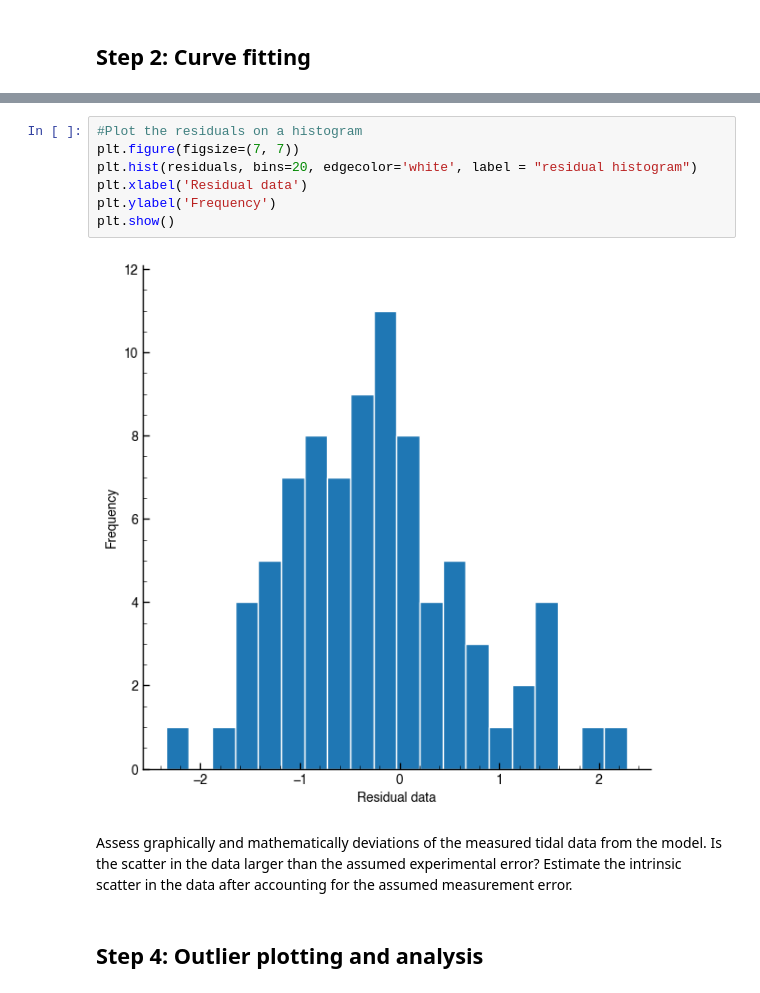
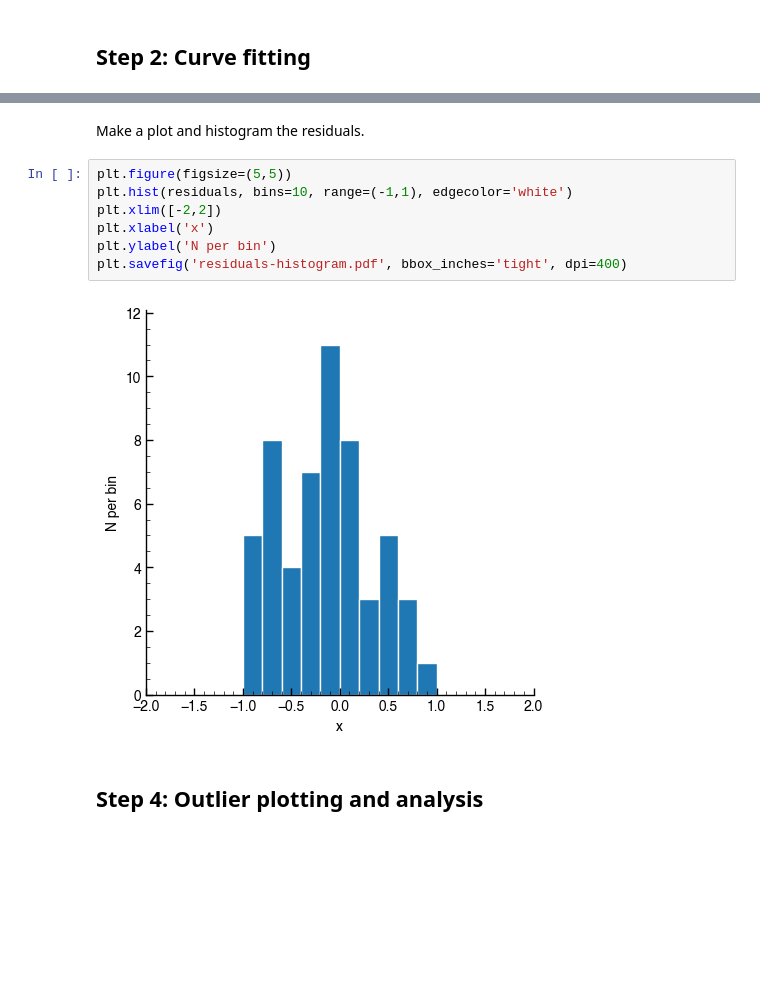
Before and after one commit to kingkap4/ASTR-19-Project, a Jupyter notebook: Project.ipynb, the cells around one changed output, grey strips where cells are left out. Cells and saved outputs as stored; diff of their text form; blank space fills up the shorter version.

```diff
--- a/Project.ipynb
+++ b/Project.ipynb
@@ -138,14 +121,14 @@ Standard Deviation of Residuals: 0.9064
-# %%
-#Plot the residuals on a histogram
-plt.figure(figsize=(7, 7))
-plt.hist(residuals, bins=20, edgecolor='white', label = "residual histogram")
-plt.xlabel('Residual data')
-plt.ylabel('Frequency')
-plt.show()
-# %% [output]
-[figure, removed]
-# %% [markdown]
-Assess graphically and mathematically deviations of the measured tidal data from the model. Is the scatter in the data larger than the assumed experimental error? Estimate the intrinsic scatter in the data after accounting for the assumed measurement error.
+# %% [markdown]
+Make a plot and histogram the residuals.
+# %%
+plt.figure(figsize=(5,5))
+plt.hist(residuals, bins=10, range=(-1,1), edgecolor='white')
+plt.xlim([-2,2])
+plt.xlabel('x')
+plt.ylabel('N per bin')
+plt.savefig('residuals-histogram.pdf', bbox_inches='tight', dpi=400)
+# %% [output]
+[figure, added]
 # %% [markdown]
 ## Step 4: Outlier plotting and analysis
 # %%
```
Also changed, not shown: parts of 20 cells of this notebook.
